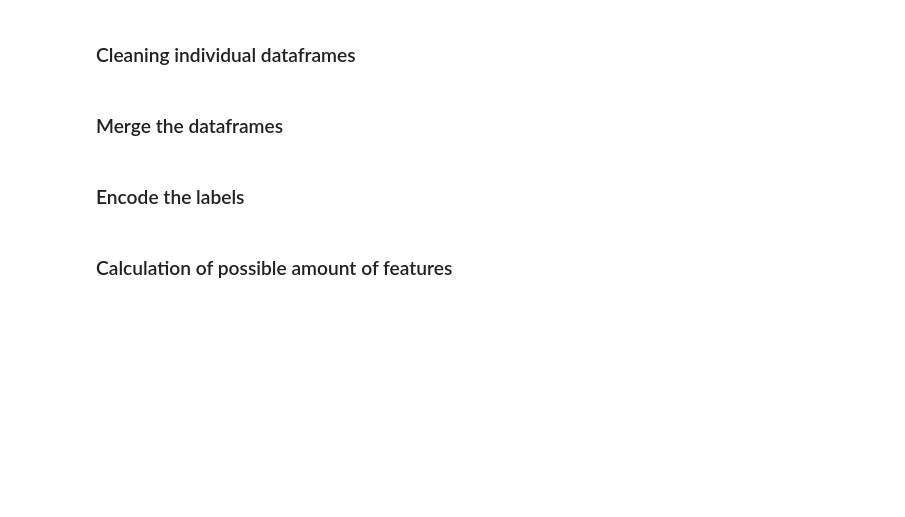
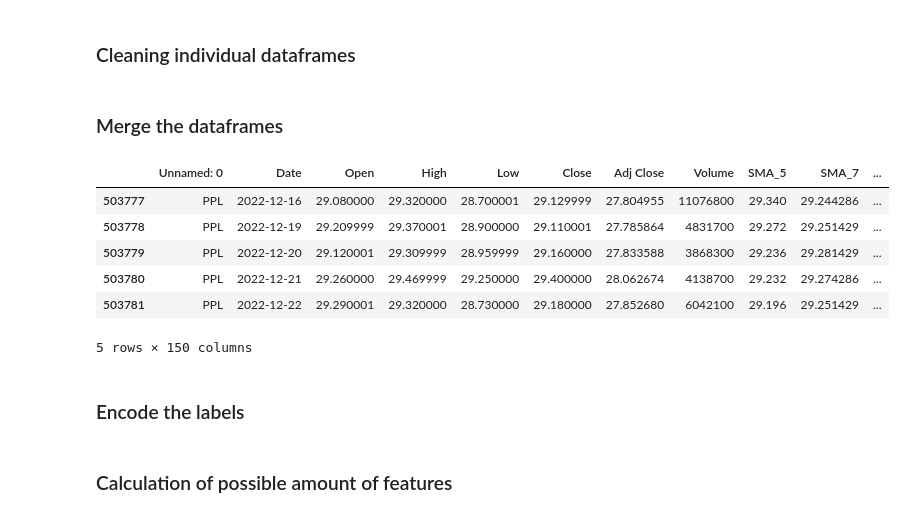
Before and after one commit to Deadeye111/fhgr-cds-305-trading-bot, a Jupyter notebook: CNN/CNN_based_TradingBot_V1.ipynb, the cells around one changed output. Drawn from its saved outputs; the diff is of its cells as text; code cells hidden in the pictures; blank space fills up the shorter version.

```diff
--- a/CNN/CNN_based_TradingBot_V1.ipynb
+++ b/CNN/CNN_based_TradingBot_V1.ipynb
@@ -634,6 +634,16 @@ for i in dataframes:
 # save it as a csv file
 merged_df = pd.concat(dataframes)
 merged_df.to_csv('merged_data/merged_data_large.csv')
+# %%
+merged_df.tail()
+# %% [output]
+|  | Unnamed: 0 | Date | Open | High | Low | Close | Adj Close | Volume | SMA_5 | SMA_7 | ... |
+| 503777 | PPL | 2022-12-16 | 29.080000 | 29.320000 | 28.700001 | 29.129999 | 27.804955 | 11076800 | 29.340 | 29.244286 | ... |
+| 503778 | PPL | 2022-12-19 | 29.209999 | 29.370001 | 28.900000 | 29.110001 | 27.785864 | 4831700 | 29.272 | 29.251429 | ... |
+| 503779 | PPL | 2022-12-20 | 29.120001 | 29.309999 | 28.959999 | 29.160000 | 27.833588 | 3868300 | 29.236 | 29.281429 | ... |
+| 503780 | PPL | 2022-12-21 | 29.260000 | 29.469999 | 29.250000 | 29.400000 | 28.062674 | 4138700 | 29.232 | 29.274286 | ... |
+| 503781 | PPL | 2022-12-22 | 29.290001 | 29.320000 | 28.730000 | 29.180000 | 27.852680 | 6042100 | 29.196 | 29.251429 | ... |
+5 rows × 150 columns
 # %%
 # load the merged data
 merged_df = pd.read_csv('merged_data/merged_data_large.csv')
```
Also changed, not shown: parts of 2 cells of this notebook, 1 other file.
